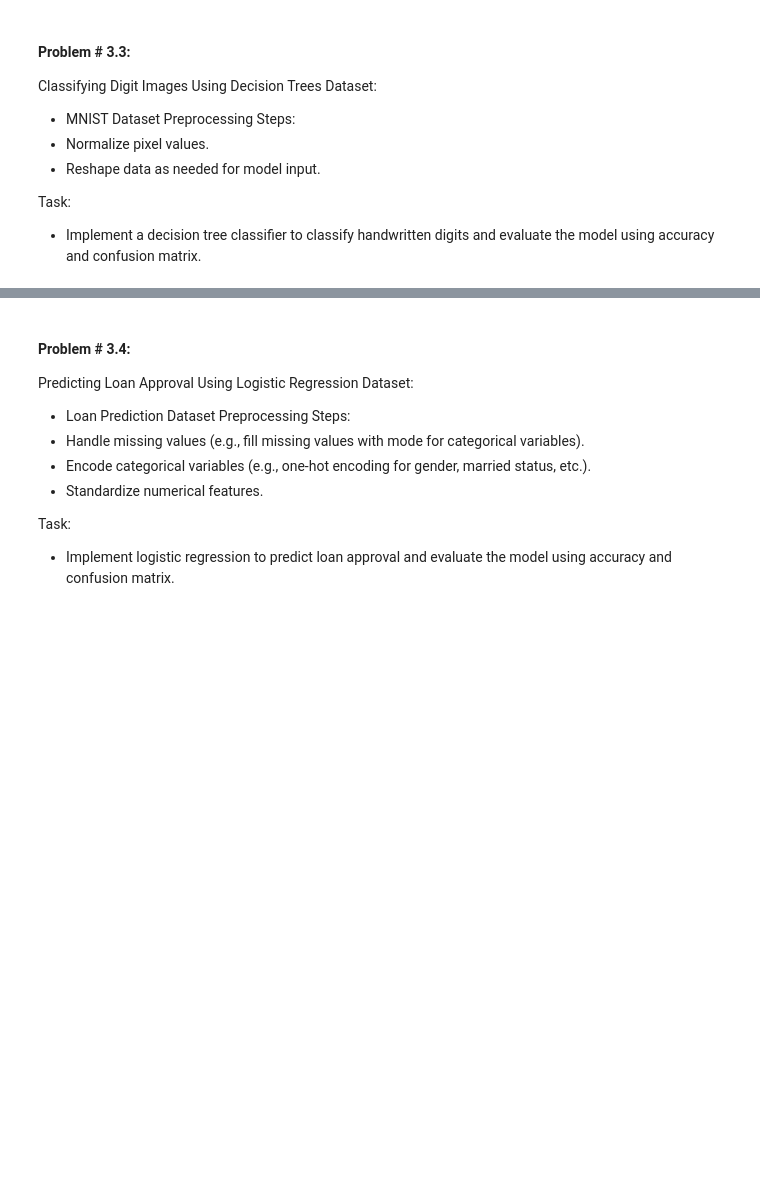
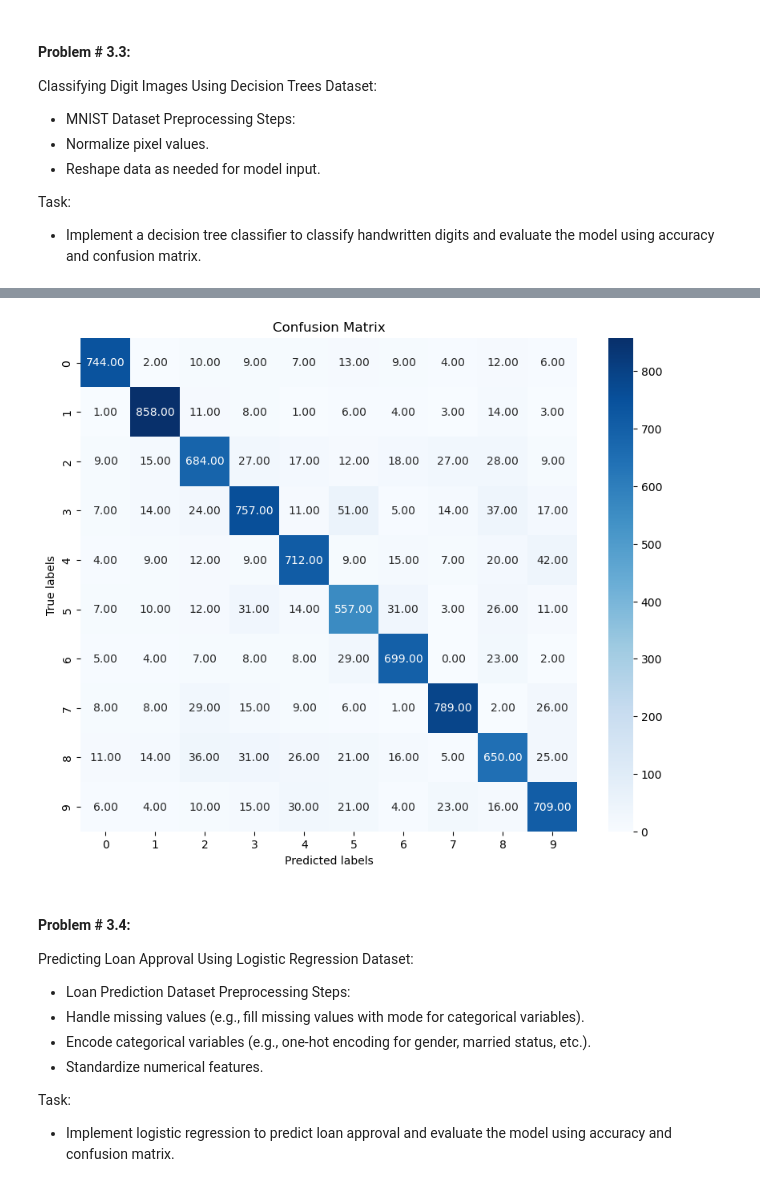
Before and after one commit to Syed-Shahir/100DaysOfBytewise, a Jupyter notebook: BTW_W6_Task3.ipynb, the cells around one changed output, grey strips where cells are left out. Saved outputs shown, nothing was run; the diff lists cells and outputs as text; code cells hidden in the pictures; blank space fills up the shorter version.

```diff
--- a/BTW_W6_Task3.ipynb
+++ b/BTW_W6_Task3.ipynb
@@ -322,0 +428,18 @@ model using accuracy and confusion matrix.
+# %%
+# spliting data into training and testing
+from sklearn.model_selection import train_test_split
+
+X_train, X_test, Y_train, Y_test = train_test_split(pixel_data, label_data, test_size=0.2, random_state=42)
+# %%
+# normalizing the data as we mentioned above that we have a greyscale range from 0 to 255 so to keep the values normalized we
+# have to make sure the the values are in between 0 and 1 , or 0/1
+# Normalize the pixel values
+X_train_norm = X_train / 255.0
+X_test_norm = X_test / 255.0
+# %%
+# decision Tree
+from sklearn.tree import DecisionTreeClassifier
+
+# tree training
+clf = DecisionTreeClassifier(random_state=42)
+clf.fit(X_train_norm, Y_train)
@@ -322,0 +448,13 @@ model using accuracy and confusion matrix.
+# %%
+from sklearn.metrics import accuracy_score, confusion_matrix
+
+# prediction
+Y_pred = clf.predict(X_test_norm)
+
+#accuracy
+accuracy = accuracy_score(Y_test, Y_pred)
+#confusion
+confusion = confusion_matrix(Y_test, Y_pred)
+
+print("Accuracy:", accuracy)
+print("Confusion Matrix:\n", confusion)
@@ -323,3 +474,17 @@ model using accuracy and confusion matrix.
+# %%
+#Visualization of confusion Matrix
+
+# Heatmap
+plt.figure(figsize=(10, 8))
+sns.heatmap(confusion, annot=True, cmap="Blues",fmt='.2f')
+
+# labels and title
+plt.xlabel("Predicted labels")
+plt.ylabel("True labels")
+plt.title("Confusion Matrix")
+plt.show()
+# %% [output]
+[figure, added]
 # %% [markdown]
 #### Problem # 3.4:
  Predicting Loan Approval Using Logistic Regression
```
Also changed, not shown: parts of 25 cells of this notebook.
